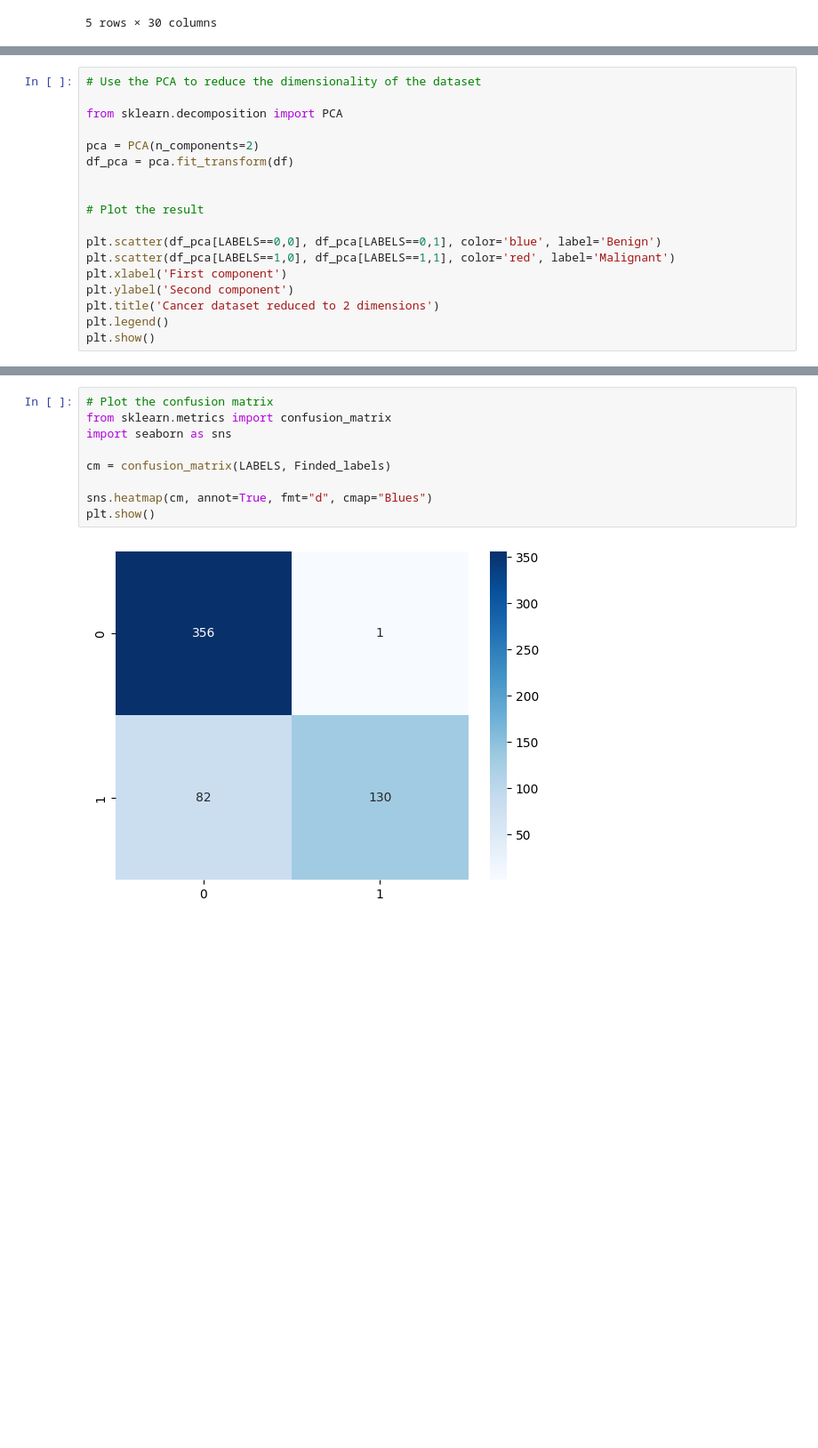
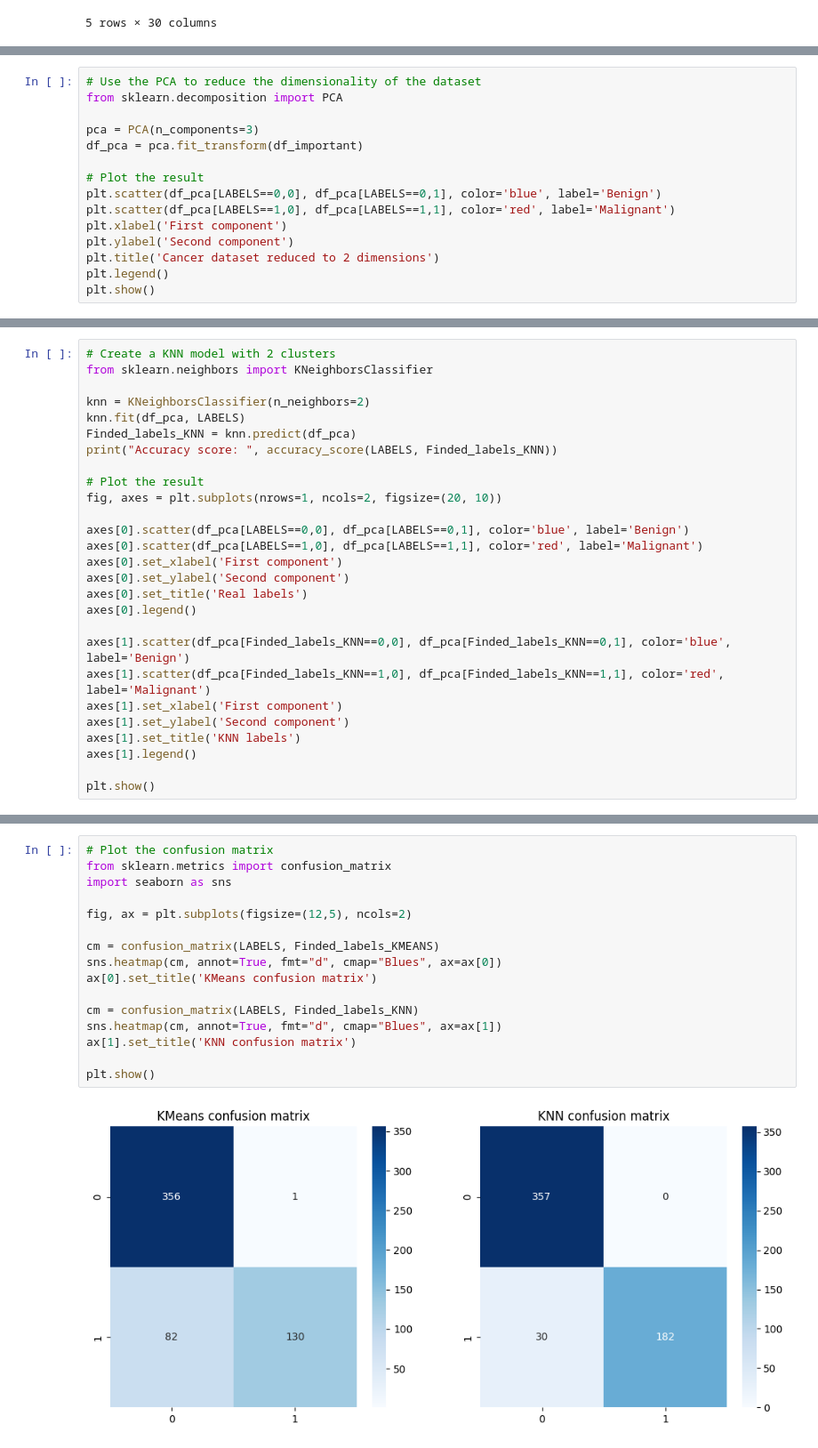
Before and after one commit to nathan-hoche/Epitech-MLU, a Jupyter notebook: exercise_5/exo5.ipynb, the cells around one changed output, grey strips where cells are left out. Shown: that part at 89% size. Cells and saved outputs as stored; diff of their text form; blank space fills up the shorter version.

```diff
--- a/exercise_5/exo5.ipynb
+++ b/exercise_5/exo5.ipynb
@@ -112,14 +187,11 @@ plt.show()
 # %%
 # Use the PCA to reduce the dimensionality of the dataset
-
 from sklearn.decomposition import PCA
 
-pca = PCA(n_components=2)
-df_pca = pca.fit_transform(df)
-
+pca = PCA(n_components=3)
+df_pca = pca.fit_transform(df_important)
 
 # Plot the result
-
 plt.scatter(df_pca[LABELS==0,0], df_pca[LABELS==0,1], color='blue', label='Benign')
 plt.scatter(df_pca[LABELS==1,0], df_pca[LABELS==1,1], color='red', label='Malignant')
 plt.xlabel('First component')
@@ -163,0 +247,27 @@ plt.show()
+# %%
+# Create a KNN model with 2 clusters
+from sklearn.neighbors import KNeighborsClassifier
+
+knn = KNeighborsClassifier(n_neighbors=2)
+knn.fit(df_pca, LABELS)
+Finded_labels_KNN = knn.predict(df_pca)
+print("Accuracy score: ", accuracy_score(LABELS, Finded_labels_KNN))
+
+# Plot the result
+fig, axes = plt.subplots(nrows=1, ncols=2, figsize=(20, 10))
+
+axes[0].scatter(df_pca[LABELS==0,0], df_pca[LABELS==0,1], color='blue', label='Benign')
+axes[0].scatter(df_pca[LABELS==1,0], df_pca[LABELS==1,1], color='red', label='Malignant')
+axes[0].set_xlabel('First component')
+axes[0].set_ylabel('Second component')
+axes[0].set_title('Real labels')
+axes[0].legend()
+
+axes[1].scatter(df_pca[Finded_labels_KNN==0,0], df_pca[Finded_labels_KNN==0,1], color='blue', label='Benign')
+axes[1].scatter(df_pca[Finded_labels_KNN==1,0], df_pca[Finded_labels_KNN==1,1], color='red', label='Malignant')
+axes[1].set_xlabel('First component')
+axes[1].set_ylabel('Second component')
+axes[1].set_title('KNN labels')
+axes[1].legend()
+
+plt.show()
@@ -164,11 +281,18 @@ plt.show()
 # %%
 # Plot the confusion matrix
 from sklearn.metrics import confusion_matrix
 import seaborn as sns
 
-cm = confusion_matrix(LABELS, Finded_labels)
+fig, ax = plt.subplots(figsize=(12,5), ncols=2)
 
-sns.heatmap(cm, annot=True, fmt="d", cmap="Blues")
+cm = confusion_matrix(LABELS, Finded_labels_KMEANS)
+sns.heatmap(cm, annot=True, fmt="d", cmap="Blues", ax=ax[0])
+ax[0].set_title('KMeans confusion matrix')
+
+cm = confusion_matrix(LABELS, Finded_labels_KNN)
+sns.heatmap(cm, annot=True, fmt="d", cmap="Blues", ax=ax[1])
+ax[1].set_title('KNN confusion matrix')
+
 plt.show()
 # %% [output]
-[figure, old version]
+[figure, new version]
```
Also changed, not shown: parts of 19 cells of this notebook.
